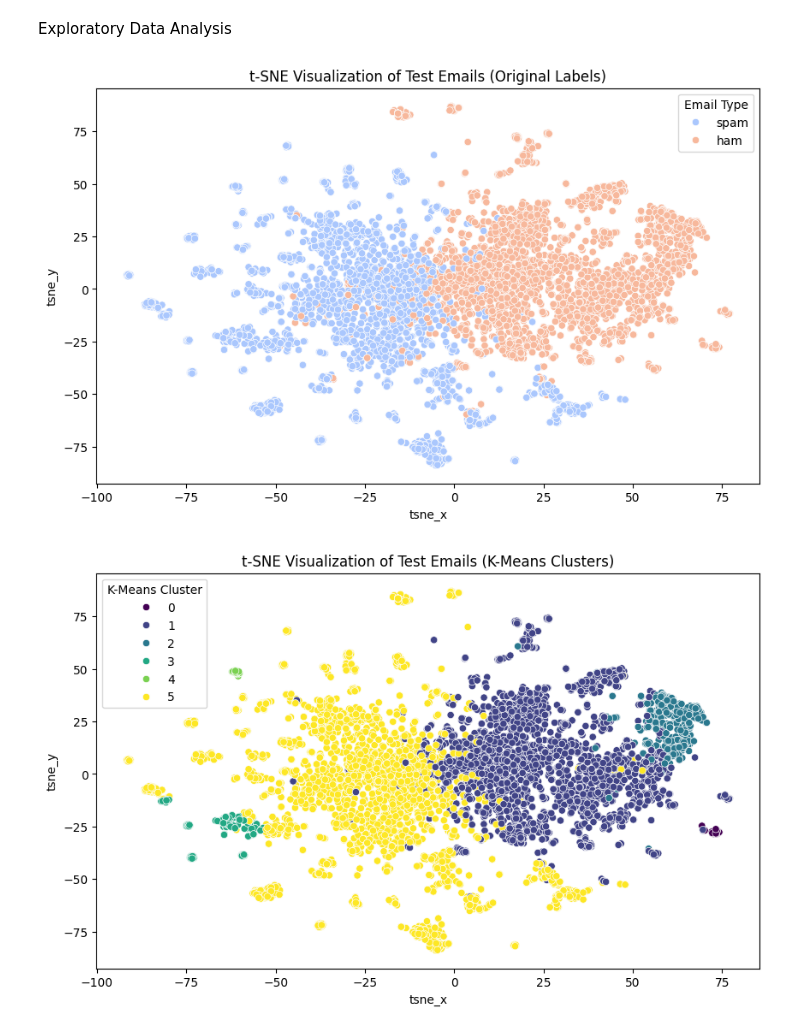
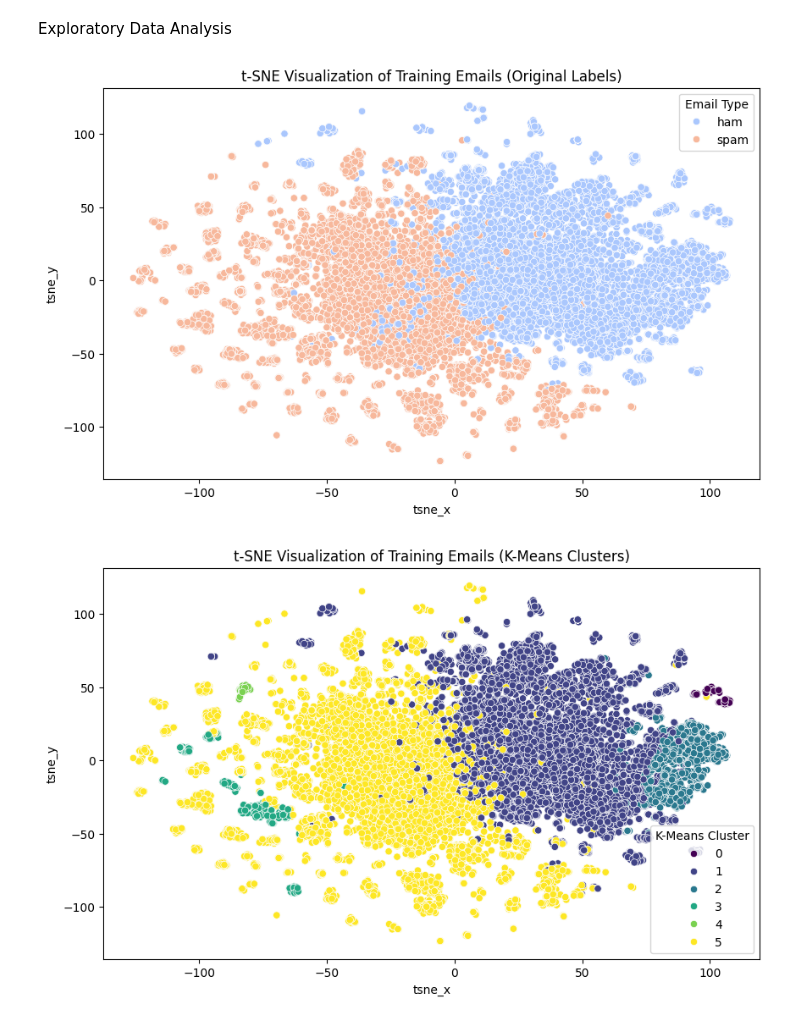
Before and after one commit to Yashb0299/NLP_CS6120_Final_Group_Project, a Jupyter notebook: unsupervised_spam.ipynb, the cells around one changed output. Cells and saved outputs as stored; diff of their text form; code cells hidden in the pictures.

```diff
--- a/unsupervised_spam.ipynb
+++ b/unsupervised_spam.ipynb
@@ -109,36 +109,36 @@ train_hier_clusters = hierarchical.fit_predict(X_train_reduced)
 centroid_clf = NearestCentroid().fit(X_train_reduced, train_hier_clusters)
 test_hier_clusters = centroid_clf.predict(X_test_reduced)
 # %%
-# t-SNE Visualization (Test Data)
+# t-SNE Visualization (TRAIN Data Only)
 tsne = TSNE(n_components=2, random_state=42)
-X_test_tsne = tsne.fit_transform(X_test_reduced)
+X_train_tsne = tsne.fit_transform(X_train_reduced)
 
-# Create test DataFrame for visualization
-df_test_vis = pd.DataFrame({
-    'tsne_x': X_test_tsne[:, 0],
-    'tsne_y': X_test_tsne[:, 1],
-    'label': test_labels,
-    'kmeans_cluster': test_clusters,
-    'hierarchical_cluster': test_hier_clusters
+# Create train DataFrame for visualization
+df_train_vis = pd.DataFrame({
+    'tsne_x': X_train_tsne[:, 0],
+    'tsne_y': X_train_tsne[:, 1],
+    'label': train_labels,
+    'kmeans_cluster': train_clusters,
+    'hierarchical_cluster': train_hier_clusters
 })
 # %%
 # Plot Original Labels
 plt.figure(figsize=(10, 6))
-sns.scatterplot(x='tsne_x', y='tsne_y', hue='label', palette='coolwarm', data=df_test_vis)
-plt.title('t-SNE Visualization of Test Emails (Original Labels)')
+sns.scatterplot(x='tsne_x', y='tsne_y', hue='label', palette='coolwarm', data=df_train_vis)
+plt.title('t-SNE Visualization of Training Emails (Original Labels)')
 plt.legend(title="Email Type")
 plt.show()
 # %% [output]
-[figure, old version]
+[figure, new version]
 # %%
 # Plot K-Means Clusters
 plt.figure(figsize=(10, 6))
-sns.scatterplot(x='tsne_x', y='tsne_y', hue='kmeans_cluster', palette='viridis', data=df_test_vis)
-plt.title('t-SNE Visualization of Test Emails (K-Means Clusters)')
+sns.scatterplot(x='tsne_x', y='tsne_y', hue='kmeans_cluster', palette='viridis', data=df_train_vis)
+plt.title('t-SNE Visualization of Training Emails (K-Means Clusters)')
 plt.legend(title="K-Means Cluster")
 plt.show()
 # %% [output]
-[figure, old version]
+[figure, new version]
 # %%
 # Plot Hierarchical Clusters
 plt.figure(figsize=(10, 6))
```
Also changed, not shown: parts of 2 cells of this notebook.
